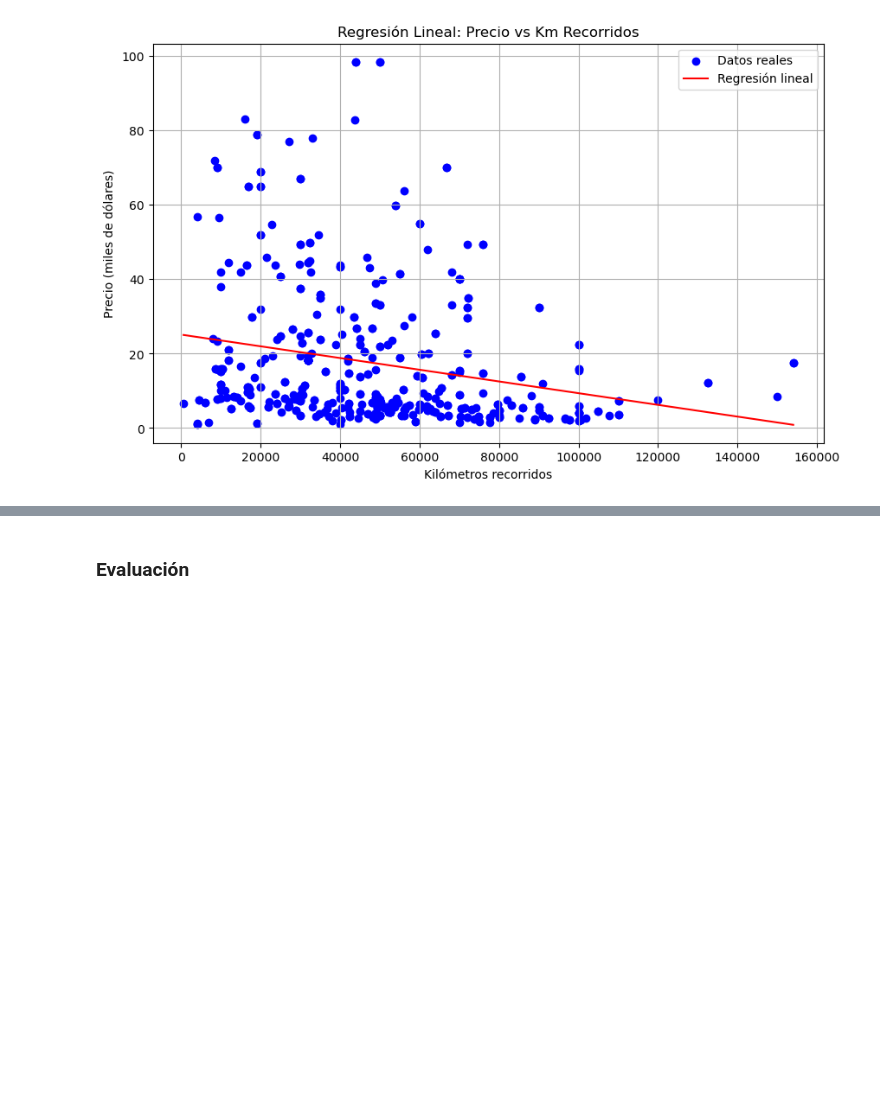
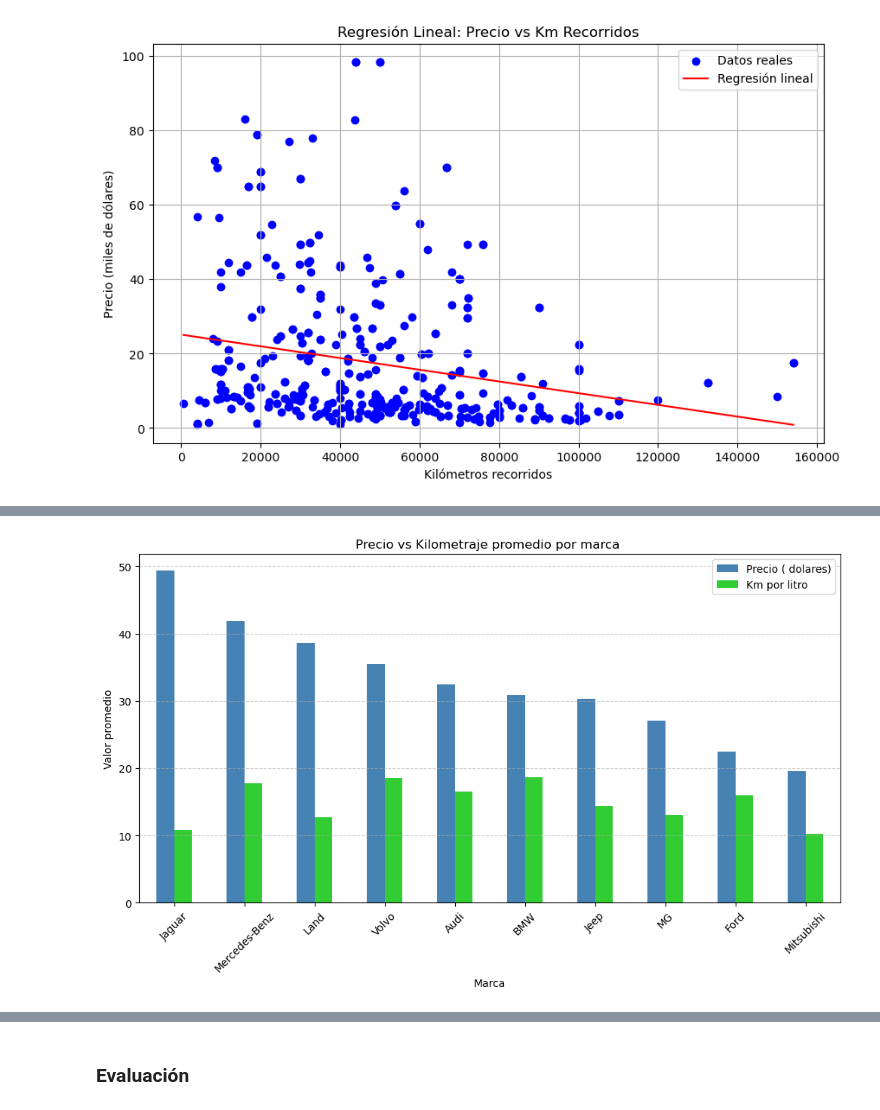
Before and after one commit to leop-contreras/IA-Parcial2, a Jupyter notebook: main.ipynb, the cells around one changed output, grey strips where cells are left out. Cells and saved outputs as stored; diff of their text form; code cells hidden in the pictures; blank space fills up the shorter version.

```diff
--- a/main.ipynb
+++ b/main.ipynb
@@ -329,0 +346,22 @@ plt.show()
+# %%
+marca_rendimiento = df.groupby('marca').agg(
+    precio_promedio=('precio_dolares(miles)', 'mean'),
+    kilometraje_promedio=('kilometraje(kmpl)', 'mean')
+).dropna().sort_values(by='precio_promedio', ascending=False).head(10)
+
+
+marca_rendimiento.plot(
+    kind='bar',
+    figsize=(12, 6),
+    color=['steelblue', 'limegreen']
+)
+
+plt.title("Precio vs Kilometraje promedio por marca ")
+plt.xlabel("Marca")
+plt.ylabel("Valor promedio")
+plt.xticks(rotation=45)
+plt.grid(axis='y', linestyle='--', alpha=0.6)
+plt.legend(["Precio ( dolares)", "Km por litro"])
+plt.show()
+# %% [output]
+[figure, added]
```
Also changed, not shown: parts of 3 cells of this notebook.
